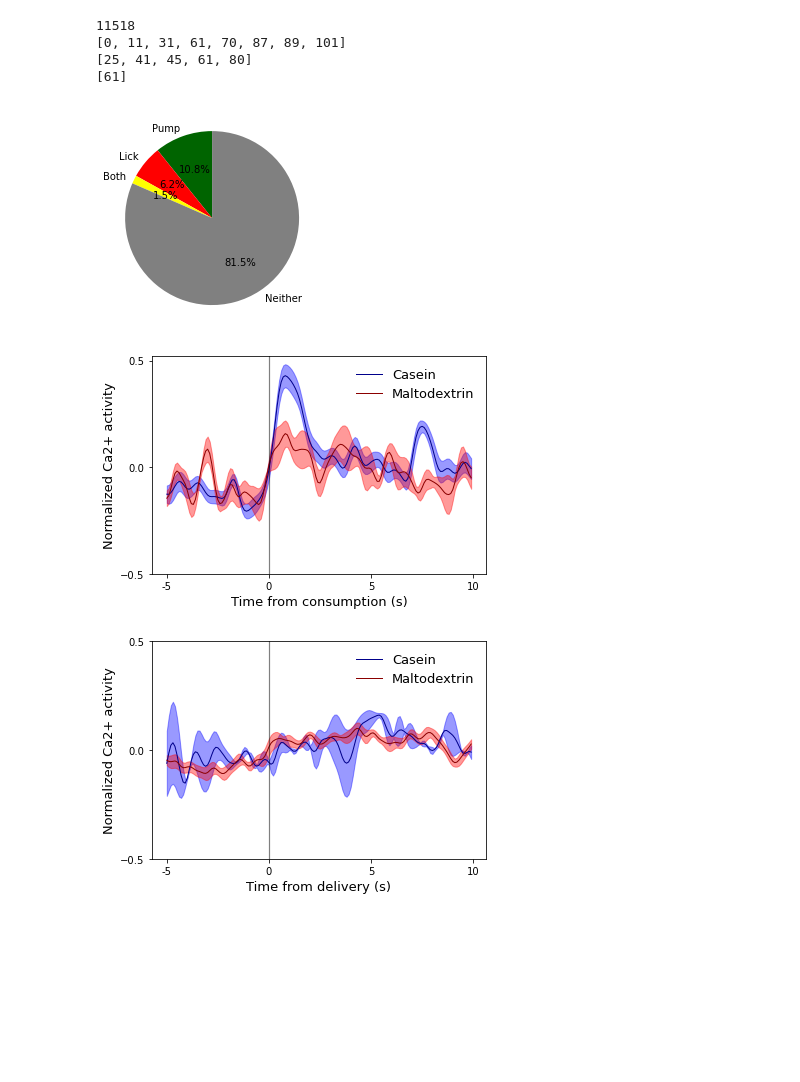
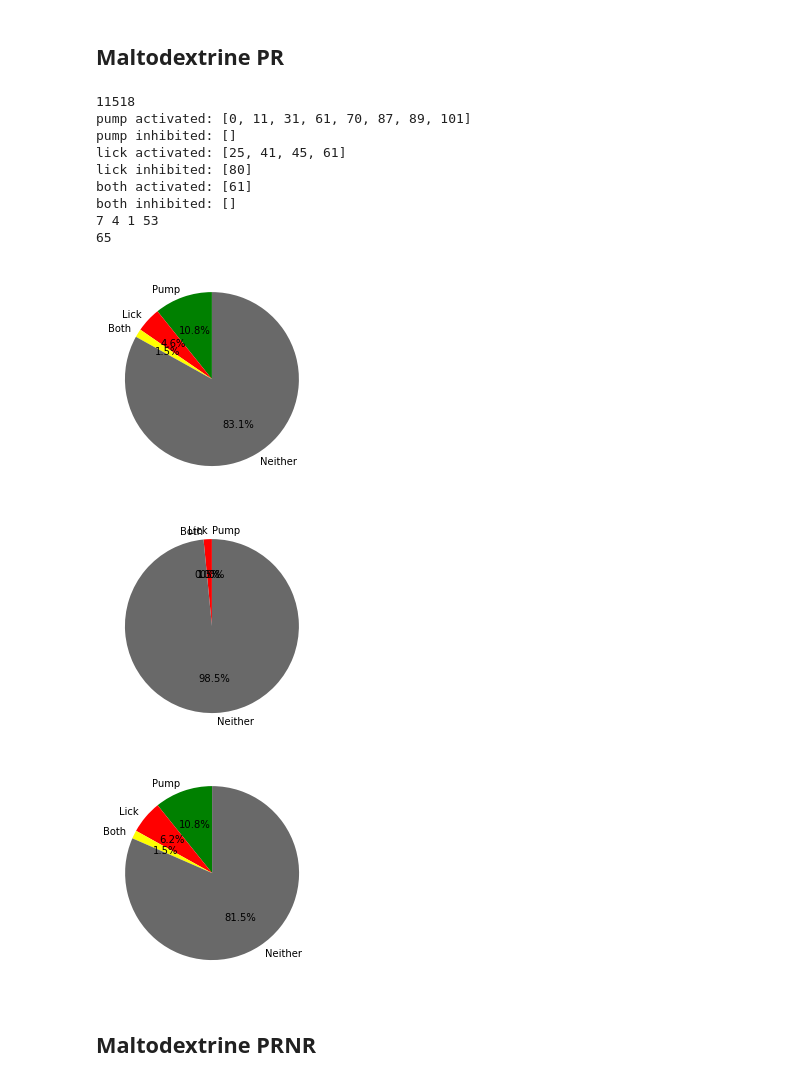
Before and after one commit to jetsetmette/VGP, a Jupyter notebook: notebooks/extract 2p data.ipynb, the cells around one changed output. Saved outputs shown, nothing was run; the diff lists cells and outputs as text; code cells hidden in the pictures; blank space fills up the shorter version.

Commit message:
added activated and inhibited cells, piecharts and signals

```diff
--- a/notebooks/extract 2p data.ipynb
+++ b/notebooks/extract 2p data.ipynb
@@ -195,3 +260,5 @@ cas_lick,cas_pump=get_activated_cells(s2p_folder,events_file)
+# %% [markdown]
+## Maltodextrine PR
 # %%
 animal="VGP302"
 day="029"
@@ -199,47 +266,20 @@ date="20221108"
 s2p_folder = "C:\\Users\\mko102\\UiT Office 365\\O365-Pipette 2 - Dokumenter\\People\\Mette\\GitHub\\2P\\Processed\\VGP_procd_data_22-12-05\\sub-{}\\ses-{}".format(animal, day)
 events_file = "C:\\Users\\mko102\\UiT Office 365\\O365-Pipette 2 - Dokumenter\\People\\Mette\\GitHub\\2P\\Processed\\behav\\sub-{0}\\ses-{1}-{2}\\sub-{0}_ses-{1}_events.csv".format(animal, day, date)
 # %%
-malt_lick,malt_pump=get_activated_cells(s2p_folder,events_file)
+# malt_lick,malt_pump, malt_snips=get_activated_cells(s2p_folder,events_file)
+malt_lick_a, malt_lick_i,malt_pump_a, malt_pump_i=get_activated_cells(s2p_folder,events_file)
 # %% [output]
 11518
-[0, 11, 31, 61, 70, 87, 89, 101]
-[25, 41, 45, 61, 80]
-[61]
+pump activated: [0, 11, 31, 61, 70, 87, 89, 101]
+pump inhibited: []
+lick activated: [25, 41, 45, 61]
+lick inhibited: [80]
+both activated: [61]
+both inhibited: []
+7 4 1 53
+65
-[figure, old version]
+[figure, new version]
+[figure, added]
+[figure, added]
-# %%
-handles='Casein', 'Maltodextrin'
-
-
-fig2, ax2 = plt.subplots()
-tp.shadedError(ax2, cas_lick,linecolor='darkblue',errorcolor='blue')
-tp.shadedError(ax2, malt_lick, linecolor='darkred',errorcolor='red')
-ax2.set_yticks([-0.5, 0,  0.5])
-ax2.set_xticks([0,50,100,150])
-ax2.set_xticklabels([-5,0,5,10])
-ax2.axvline(50, color='black', alpha=0.5, linewidth=1.2)
-ax2.legend(handles, fontsize=13,frameon = False)
-
-
-
-fig3, ax3 = plt.subplots()
-
-
-tp.shadedError(ax3, cas_pump, linecolor='darkblue', errorcolor='blue')
-tp.shadedError(ax3, malt_pump, linecolor='darkred', errorcolor='red')
-ax3.set_yticks([-0.5, 0,  0.5])
-ax3.set_xticks([0,50,100,150])
-ax3.set_xticklabels([-5,0,5,10])
-ax3.axvline(50, color='black', label='Pump on', alpha=0.5, linewidth=1.2)
-ax3.legend(handles, fontsize=13,frameon = False)
-
-
-ax2.set_ylabel('Normalized Ca2+ activity',fontsize = 13)
-ax3.set_ylabel('Normalized Ca2+ activity',fontsize = 13)
-ax2.set_xlabel('Time from consumption (s)', fontsize = 13)
-ax3.set_xlabel('Time from delivery (s)', fontsize = 13)
-
-fig2.savefig('C:\\Users\\mko102\\GitHub\\VGP\\output\\signal-lick.png')
-fig3.savefig('C:\\Users\\mko102\\GitHub\\VGP\\output\\pump-lick.png')
-# %% [output]
-[figure, removed]
-[figure, removed]
+# %% [markdown]
+## Maltodextrine PRNR
```
Also changed, not shown: parts of 19 cells of this notebook.
